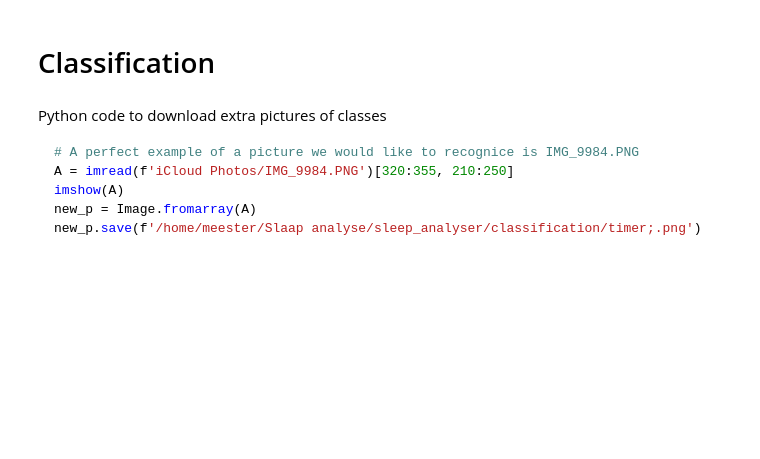
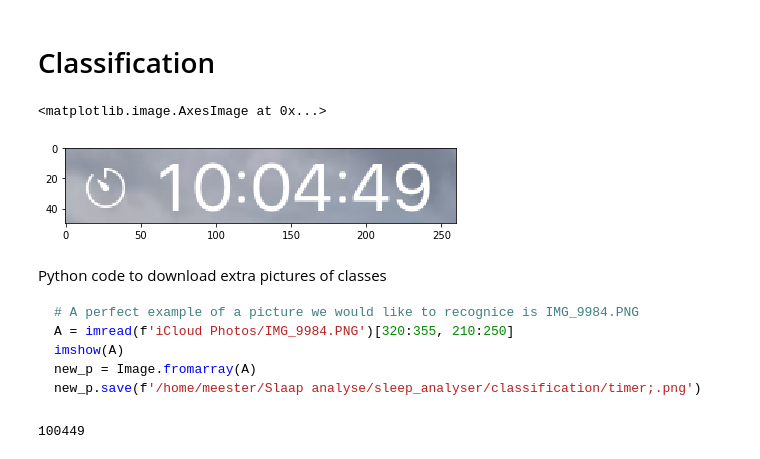
Before and after one commit to readmees/sleep_analyser, a Jupyter notebook: slaap_analyse.ipynb, the cells around one changed output. Cells and saved outputs as stored; diff of their text form; code cells hidden in the pictures; blank space fills up the shorter version.

````diff
--- a/slaap_analyse.ipynb
+++ b/slaap_analyse.ipynb
@@ -104,8 +106,12 @@ for filename in filenames_filter_1:
 # %%
 # find all the usefull images in /home/meester/Slaap analyse/sleep_analyser/filter_two/
 filenames = [filename for filename in os.listdir(f'{directory}filter_two')]
-A = imread(f'{directory}filter_two/IMG_2853.PNG')[310:360,190:450]
+A = imread(f'{directory}filter_two/IMG_0923.PNG')[310:360,190:450]
 imshow(A)
+#TODO add :.png back
+# %% [output]
+<matplotlib.image.AxesImage at 0x...>
+[figure, added]
 # %% [markdown]
 Python code to download extra pictures of classes
 ```python
@@ -135,3 +141,5 @@ for y_hat in y_hat_vec:
         classification[y] = y_hat.split('.')[0]
 for y in np.sort([clss for clss in classification]):
     print(classification[y], end="")
+# %% [output]
+100449
````
Also changed, not shown: parts of 2 cells of this notebook.
